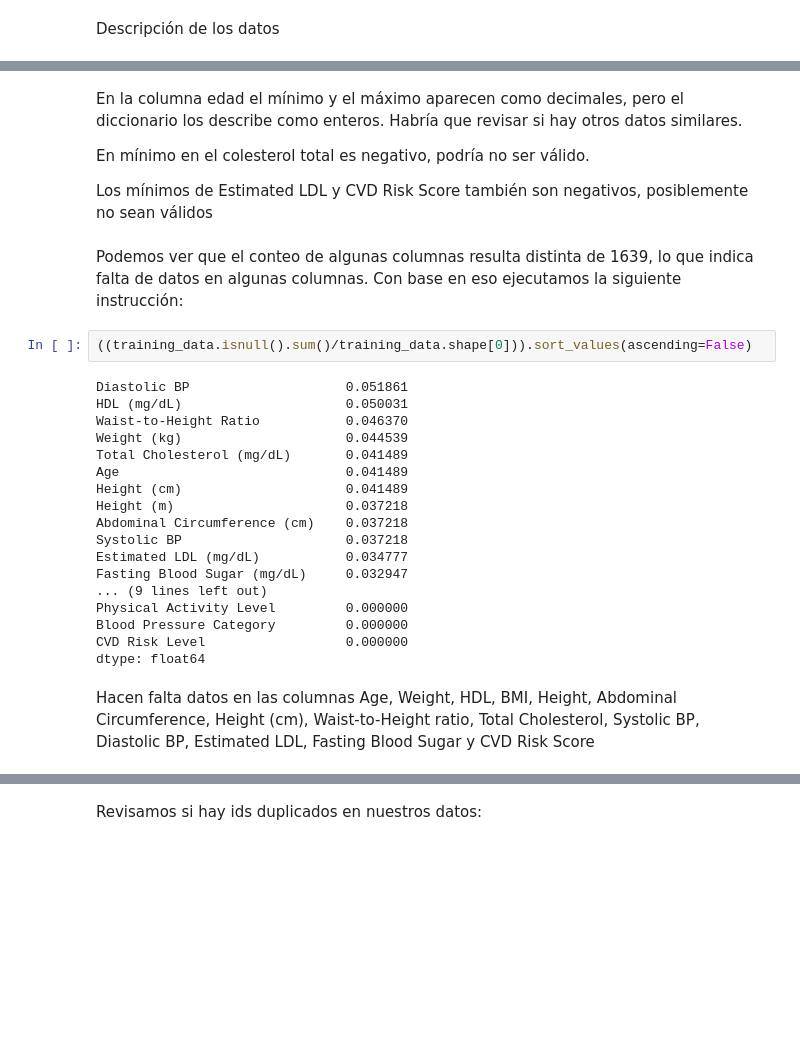
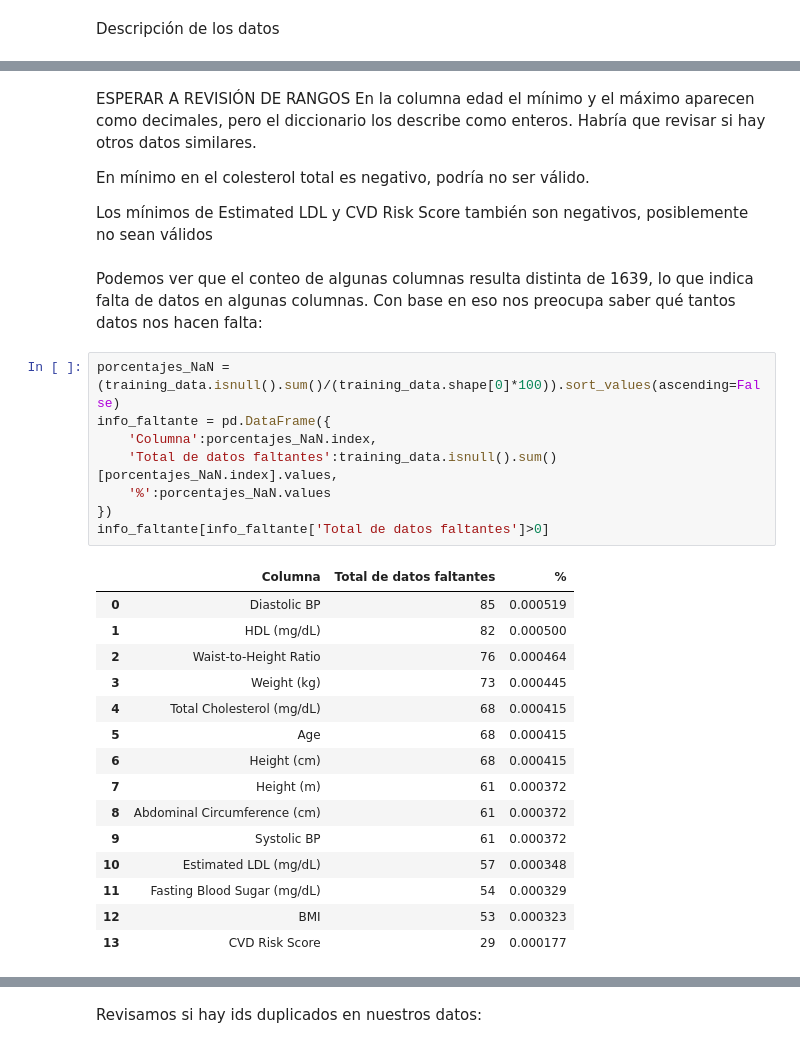
Before and after one commit to ef-blanco/Lab_1_Aprendizaje_Maq, a Jupyter notebook: Laboratorio_1_ML.ipynb, the cells around one changed output, grey strips where cells are left out. Cells and saved outputs as stored; diff of their text form; blank space fills up the shorter version.

Commit message:
Exploración de datos terminada

```diff
--- a/Laboratorio_1_ML.ipynb
+++ b/Laboratorio_1_ML.ipynb
@@ -125,32 +123,35 @@ training_data.describe()
 | 75% | 55.000000 | 104.801500 | 1.850000 | 33.963000 | 102.267250 | 250.000000 | 70.000000 | ... |
 | max | 89.420000 | 158.523000 | 2.146000 | 53.028000 | 136.336000 | 385.679000 | 110.315000 | ... |
 # %% [markdown]
+ESPERAR A REVISIÓN DE RANGOS
 En la columna edad el mínimo y el máximo aparecen como decimales, pero el diccionario los describe como enteros. Habría que revisar si hay otros datos similares.
 
 En mínimo en el colesterol total es negativo, podría no ser válido.
 
 Los mínimos de Estimated LDL y CVD Risk Score también son negativos, posiblemente no sean válidos
 # %% [markdown]
-Podemos ver que el conteo de algunas columnas resulta distinta de 1639, lo que indica falta de datos en algunas columnas. Con base en eso ejecutamos la siguiente instrucción:
+Podemos ver que el conteo de algunas columnas resulta distinta de 1639, lo que indica falta de datos en algunas columnas. Con base en eso nos preocupa saber qué tantos datos nos hacen falta:
 # %%
-((training_data.isnull().sum()/training_data.shape[0])).sort_values(ascending=False)
+porcentajes_NaN = (training_data.isnull().sum()/(training_data.shape[0]*100)).sort_values(ascending=False)
+info_faltante = pd.DataFrame({
+    'Columna':porcentajes_NaN.index,
+    'Total de datos faltantes':training_data.isnull().sum()[porcentajes_NaN.index].values,
+    '%':porcentajes_NaN.values
+})
+info_faltante[info_faltante['Total de datos faltantes']>0]
 # %% [output]
-Diastolic BP                    0.051861
-HDL (mg/dL)                     0.050031
-Waist-to-Height Ratio           0.046370
-Weight (kg)                     0.044539
-Total Cholesterol (mg/dL)       0.041489
-Age                             0.041489
-Height (cm)                     0.041489
-Height (m)                      0.037218
-Abdominal Circumference (cm)    0.037218
-Systolic BP                     0.037218
-Estimated LDL (mg/dL)           0.034777
-Fasting Blood Sugar (mg/dL)     0.032947
-... (9 lines left out)
-Physical Activity Level         0.000000
-Blood Pressure Category         0.000000
-CVD Risk Level                  0.000000
-dtype: float64
+|  | Columna | Total de datos faltantes | % |
+| 0 | Diastolic BP | 85 | 0.000519 |
+| 1 | HDL (mg/dL) | 82 | 0.000500 |
+| 2 | Waist-to-Height Ratio | 76 | 0.000464 |
+| 3 | Weight (kg) | 73 | 0.000445 |
+| 4 | Total Cholesterol (mg/dL) | 68 | 0.000415 |
+| 5 | Age | 68 | 0.000415 |
+| 6 | Height (cm) | 68 | 0.000415 |
+| 7 | Height (m) | 61 | 0.000372 |
+| 8 | Abdominal Circumference (cm) | 61 | 0.000372 |
+| 9 | Systolic BP | 61 | 0.000372 |
+| 10 | Estimated LDL (mg/dL) | 57 | 0.000348 |
+| 11 | Fasting Blood Sugar (mg/dL) | 54 | 0.000329 |
+| 12 | BMI | 53 | 0.000323 |
+| 13 | CVD Risk Score | 29 | 0.000177 |
-# %% [markdown]
-Hacen falta datos en las columnas Age, Weight, HDL, BMI, Height, Abdominal Circumference, Height (cm), Waist-to-Height ratio, Total Cholesterol, Systolic BP, Diastolic BP, Estimated LDL, Fasting Blood Sugar y CVD Risk Score
```
Also changed, not shown: parts of 18 cells of this notebook.
